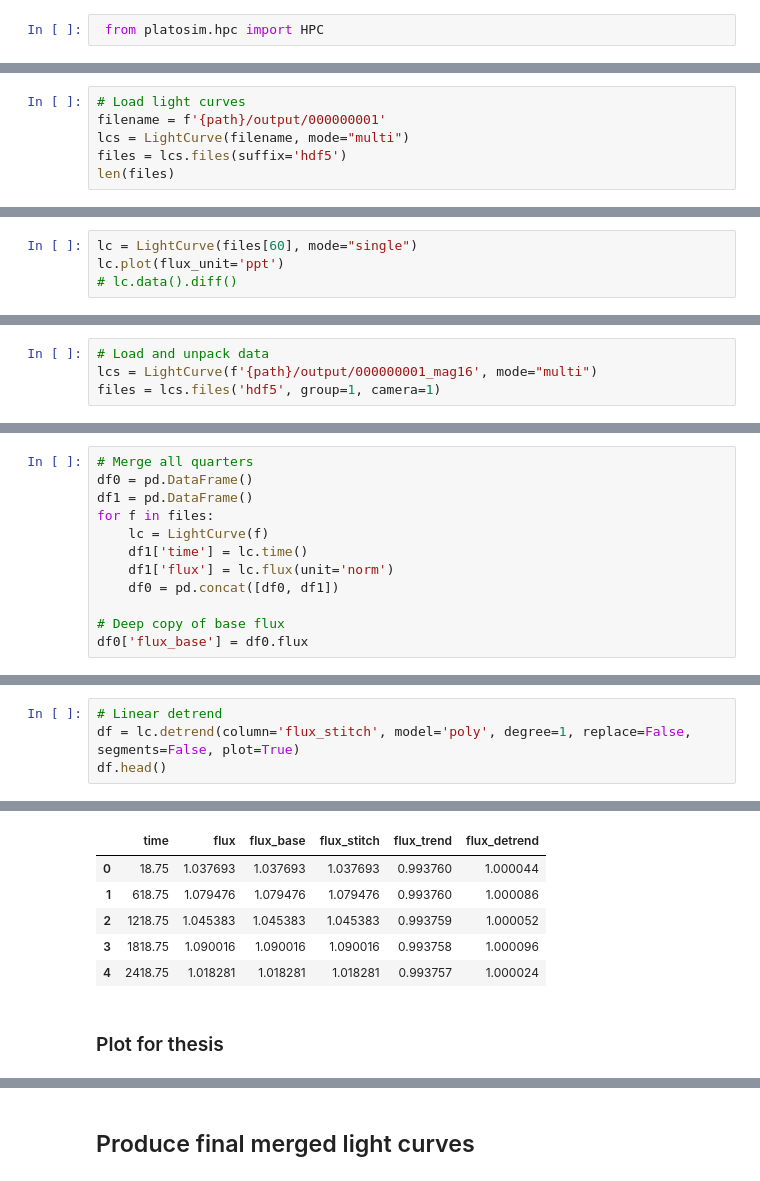
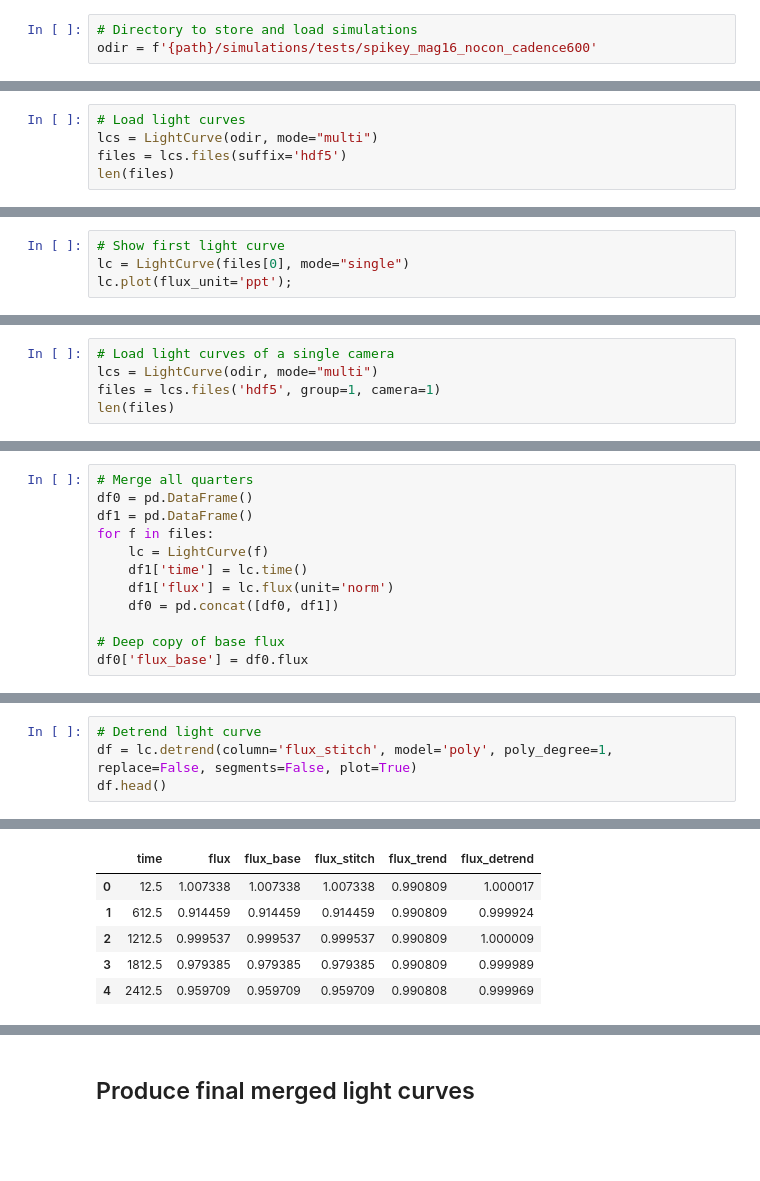
Before and after one commit to ivs-kuleuven/platosim3, a Jupyter notebook: docs/technical/PaperSMBHB/3_PostProcessing.ipynb, the cells around one changed output, grey strips where cells are left out. Drawn from its saved outputs; the diff is of its cells as text; blank space fills up the shorter version.

```diff
--- a/docs/technical/PaperSMBHB/3_PostProcessing.ipynb
+++ b/docs/technical/PaperSMBHB/3_PostProcessing.ipynb
@@ -32,5 +35,6 @@ fdir = '/lhome/nicholas/Nextcloud/latex/paperSMBHB/figures'
 ## Run simulations locally
 ---
 # %%
- from platosim.hpc import HPC
+# Directory to store and load simulations
+odir = f'{path}/simulations/tests/spikey_mag16_nocon_cadence600'
 # %%
@@ -46,8 +49,7 @@ hpc.run(script='platonium', param_file='cluster_ncam.data', kwargs=kwargs)
 ### Quick look
 # %%
 # Load light curves
-filename = f'{path}/output/000000001'
-lcs = LightCurve(filename, mode="multi")
+lcs = LightCurve(odir, mode="multi")
 files = lcs.files(suffix='hdf5')
 len(files)
 # %% [output]
@@ -71,7 +57,7 @@ len(files)
 # %%
-lc = LightCurve(files[60], mode="single")
-lc.plot(flux_unit='ppt')
-# lc.data().diff()
+# Show first light curve
+lc = LightCurve(files[0], mode="single")
+lc.plot(flux_unit='ppt');
 # %% [output]
 [interactive output not drawn]
 [interactive output not drawn]
@@ -88,4 +72,5 @@ fig, ax = lcs.plot_multi(suffix='hdf5', group=False, camera=False, quarter=False
 # %%
-# Load and unpack data
-lcs = LightCurve(f'{path}/output/000000001_mag16', mode="multi")
+# Load light curves of a single camera
+lcs = LightCurve(odir, mode="multi")
 files = lcs.files('hdf5', group=1, camera=1)
+len(files)
@@ -118,15 +105,13 @@ df.head()
 # %%
-# Linear detrend
-df = lc.detrend(column='flux_stitch', model='poly', degree=1, replace=False, segments=False, plot=True)
+# Detrend light curve
+df = lc.detrend(column='flux_stitch', model='poly', poly_degree=1, replace=False, segments=False, plot=True)
 df.head()
 # %% [output]
 [interactive output not drawn]
 [interactive output not drawn]
 |  | time | flux | flux_base | flux_stitch | flux_trend | flux_detrend |
-| 0 | 18.75 | 1.037693 | 1.037693 | 1.037693 | 0.993760 | 1.000044 |
-| 1 | 618.75 | 1.079476 | 1.079476 | 1.079476 | 0.993760 | 1.000086 |
-| 2 | 1218.75 | 1.045383 | 1.045383 | 1.045383 | 0.993759 | 1.000052 |
-| 3 | 1818.75 | 1.090016 | 1.090016 | 1.090016 | 0.993758 | 1.000096 |
-| 4 | 2418.75 | 1.018281 | 1.018281 | 1.018281 | 0.993757 | 1.000024 |
+| 0 | 12.5 | 1.007338 | 1.007338 | 1.007338 | 0.990809 | 1.000017 |
+| 1 | 612.5 | 0.914459 | 0.914459 | 0.914459 | 0.990809 | 0.999924 |
+| 2 | 1212.5 | 0.999537 | 0.999537 | 0.999537 | 0.990809 | 1.000009 |
+| 3 | 1812.5 | 0.979385 | 0.979385 | 0.979385 | 0.990809 | 0.999989 |
+| 4 | 2412.5 | 0.959709 | 0.959709 | 0.959709 | 0.990808 | 0.999969 |
-# %% [markdown]
-### Plot for thesis
```
Also changed, not shown: parts of 24 cells of this notebook, 1 other file.
